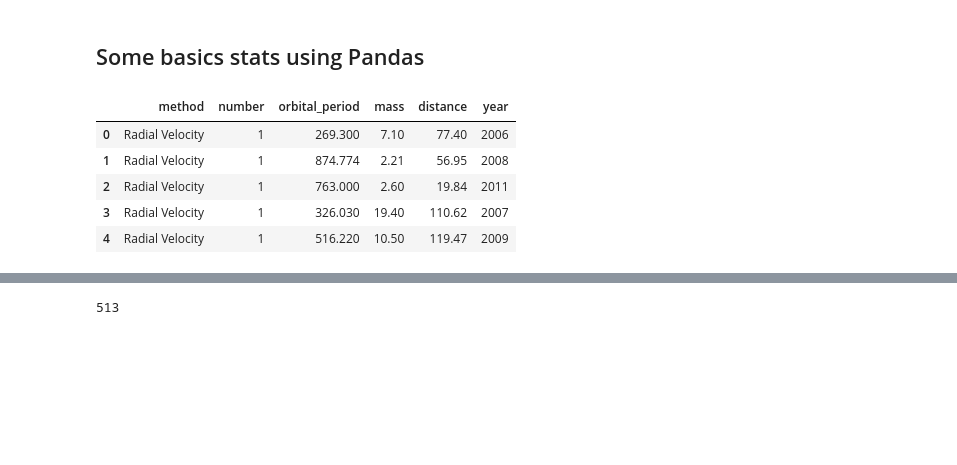
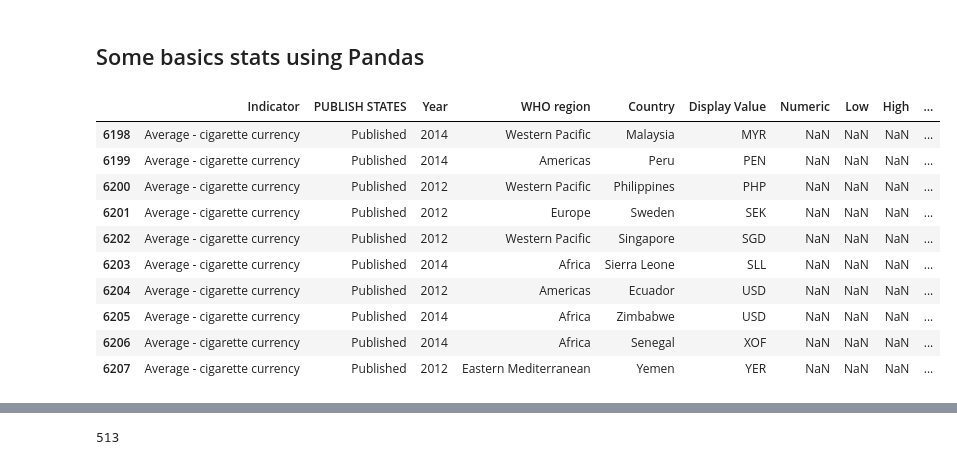
Before and after one commit to crishernandezmaps/python_training, a Jupyter notebook: pandas_03.ipynb, the cells around one changed output, grey strips where cells are left out. Saved outputs shown, nothing was run; the diff lists cells and outputs as text; code cells hidden in the pictures; blank space fills up the shorter version.

Commit message:
cambios en pandas training 3

```diff
--- a/pandas_03.ipynb
+++ b/pandas_03.ipynb
@@ -22,12 +22,18 @@ import matplotlib.pyplot as plt
 # %%
 # We called datasets included in Seaborn library
 # 'load_dataset' parse data as a Dataframe
-df = sns.load_dataset('planets')
-df.head()
+# df = sns.load_dataset('planets')
+df = pd.read_csv('https://raw.githubusercontent.com/crishernandezmaps/python_training/master/data/tobacco.csv',sep=',')
+df.tail(10)
 # %% [output]
-|  | method | number | orbital_period | mass | distance | year |
-| 0 | Radial Velocity | 1 | 269.300 | 7.10 | 77.40 | 2006 |
-| 1 | Radial Velocity | 1 | 874.774 | 2.21 | 56.95 | 2008 |
-| 2 | Radial Velocity | 1 | 763.000 | 2.60 | 19.84 | 2011 |
-| 3 | Radial Velocity | 1 | 326.030 | 19.40 | 110.62 | 2007 |
-| 4 | Radial Velocity | 1 | 516.220 | 10.50 | 119.47 | 2009 |
+|  | Indicator | PUBLISH STATES | Year | WHO region | Country | Display Value | Numeric | Low | High | ... |
+| 6198 | Average - cigarette currency | Published | 2014 | Western Pacific | Malaysia | MYR | NaN | NaN | NaN | ... |
+| 6199 | Average - cigarette currency | Published | 2014 | Americas | Peru | PEN | NaN | NaN | NaN | ... |
+| 6200 | Average - cigarette currency | Published | 2012 | Western Pacific | Philippines | PHP | NaN | NaN | NaN | ... |
+| 6201 | Average - cigarette currency | Published | 2012 | Europe | Sweden | SEK | NaN | NaN | NaN | ... |
+| 6202 | Average - cigarette currency | Published | 2012 | Western Pacific | Singapore | SGD | NaN | NaN | NaN | ... |
+| 6203 | Average - cigarette currency | Published | 2014 | Africa | Sierra Leone | SLL | NaN | NaN | NaN | ... |
+| 6204 | Average - cigarette currency | Published | 2012 | Americas | Ecuador | USD | NaN | NaN | NaN | ... |
+| 6205 | Average - cigarette currency | Published | 2014 | Africa | Zimbabwe | USD | NaN | NaN | NaN | ... |
+| 6206 | Average - cigarette currency | Published | 2014 | Africa | Senegal | XOF | NaN | NaN | NaN | ... |
+| 6207 | Average - cigarette currency | Published | 2012 | Eastern Mediterranean | Yemen | YER | NaN | NaN | NaN | ... |
```
Also changed, not shown: parts of 7 cells of this notebook, 3 other files.
